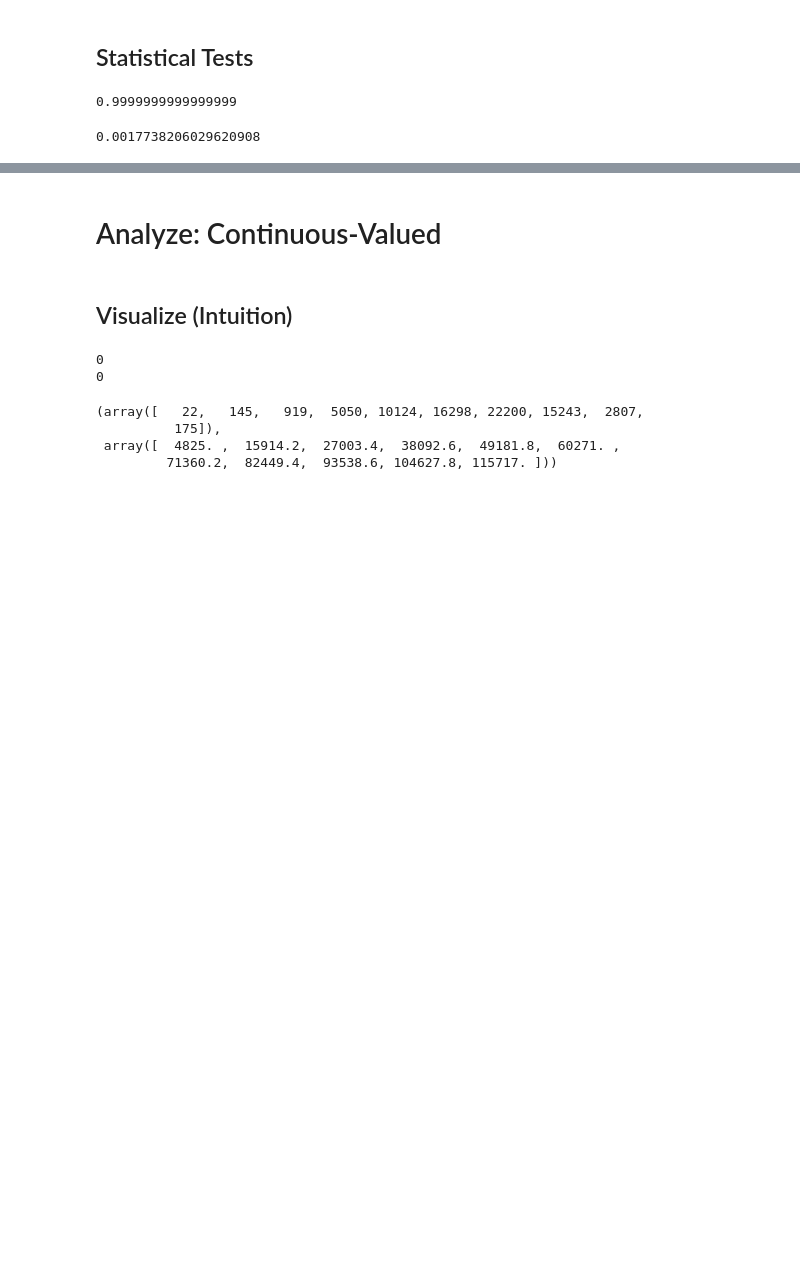
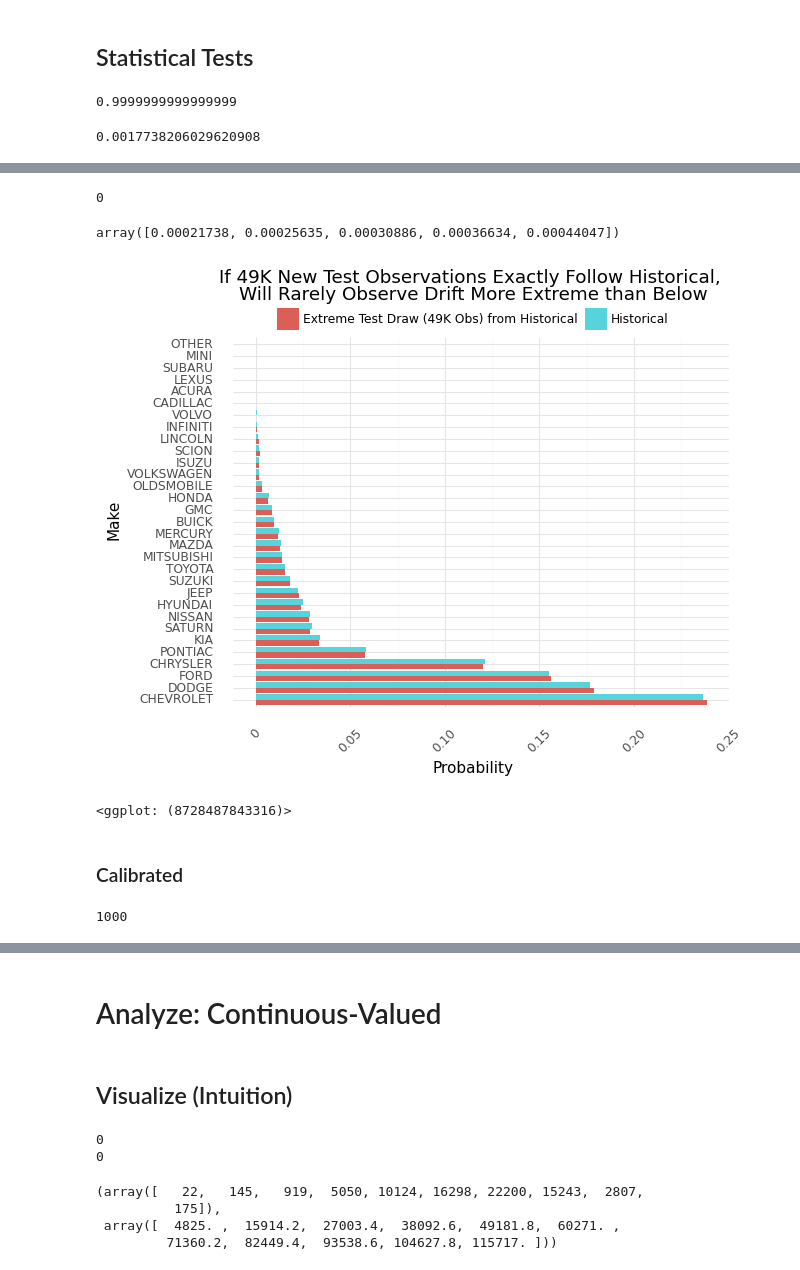
Before and after one commit to abrahamalex13/bayesian-case-studies, a Jupyter notebook: information_theory/kl_divergence.ipynb, the cells around one changed output, grey strips where cells are left out. Drawn from its saved outputs; the diff is of its cells as text; code cells hidden in the pictures; blank space fills up the shorter version.

Commit message:
Thru calibrated stat test

```diff
--- a/information_theory/kl_divergence.ipynb
+++ b/information_theory/kl_divergence.ipynb
@@ -184,3 +183,5 @@ def bootstrap_sampling_distr_kl_divergence(x_q, n_bins, nobs_test_set, n_draws):
     kl_div_draws = [kl_div_draws[i] for i in idx_sort]
 
     return kl_div_draws
+# %%
+N_SAMPLING_DISTR_DRAWS = 1000
@@ -186,0 +190,6 @@ def bootstrap_sampling_distr_kl_divergence(x_q, n_bins, nobs_test_set, n_draws):
+# %%
+kl_div_distr0 = bootstrap_sampling_distr_kl_divergence(
+    x_q.copy(), nobs_test_set=df_test.shape[0],
+    nobs_lt_pool_other=10, n_draws=N_SAMPLING_DISTR_DRAWS
+    )
+kl_div_distr = [x['kl_divergence'] for x in kl_div_distr0]
@@ -186,0 +216,50 @@ def bootstrap_sampling_distr_kl_divergence(x_q, n_bins, nobs_test_set, n_draws):
+# %%
+sum(np.array(kl_div_distr) > kl_div_point)
+# %% [output]
+0
+# %%
+np.quantile(kl_div_distr, q = [0.1, 0.25, 0.5, 0.75, 0.9])
+# %% [output]
+array([0.00021738, 0.00025635, 0.00030886, 0.00036634, 0.00044047])
+# %%
+df_p = kl_div_distr0[999]['p'].reset_index(drop=False)
+df_p['series'] = 'Extreme Test Draw (49K Obs) from Historical'
+
+df_q = kl_div_distr0[999]['q'].reset_index(drop=False)
+df_q['series'] = 'Historical'
+
+compare_p_q = pd.concat([df_p, df_q], axis=0)
+# %%
+(
+    p9.ggplot(compare_p_q) +
+    p9.theme_minimal() +
+    p9.geom_col(p9.aes('Make', 'prb', fill='series'), position='dodge') +
+    p9.labs(
+        y = "Probability", x = "Make", fill='',
+        title = (
+            "If 49K New Test Observations Exactly Follow Historical, \n" +
+            "Will Rarely Observe Drift More Extreme than Below"
+        )
+    ) +
+    # ensure sufficient white space between title, legend, plot area
+    p9.theme(legend_position='top',
+             legend_box_spacing=-.1,
+             plot_title=p9.element_text(margin={'b': 25}),
+             axis_text_x=p9.element_text(angle=45)) +
+    p9.coord_flip()
+)
+# %% [output]
+[figure, added]
+<ggplot: (8728487843316)>
+# %% [markdown]
+### Calibrated
+# %%
+kl_div_distr0 = bootstrap_sampling_distr_kl_divergence(
+    x_q.copy(), nobs_test_set=100,
+    nobs_lt_pool_other=1, n_draws=N_SAMPLING_DISTR_DRAWS
+    )
+kl_div_distr = [x['kl_divergence'] for x in kl_div_distr0]
+
+sum(np.array(kl_div_distr) > kl_div_point)
+# %% [output]
+1000
```
Also changed, not shown: parts of 13 cells of this notebook.
